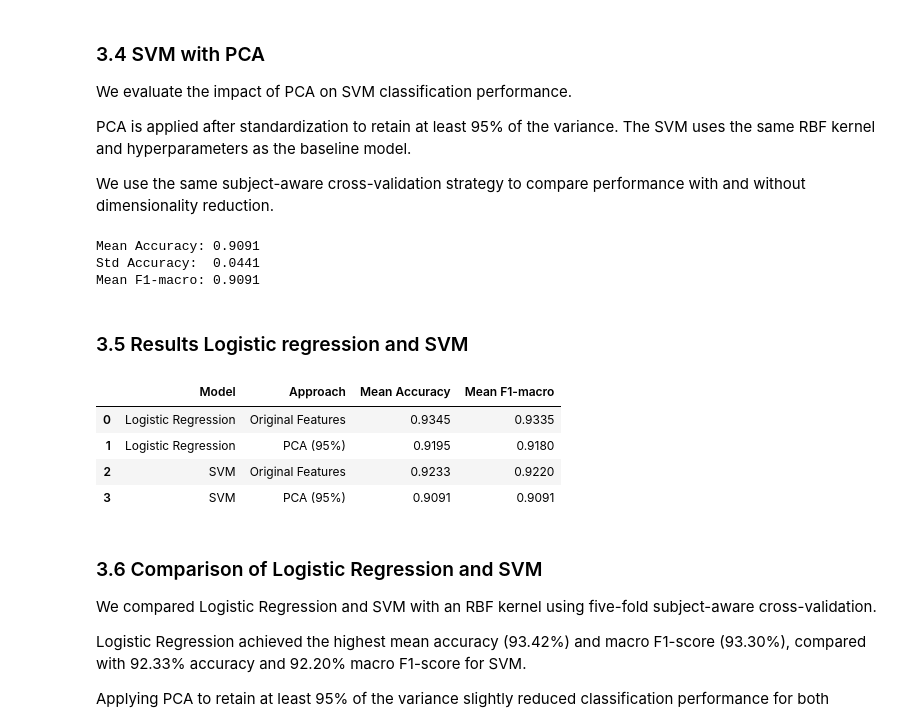
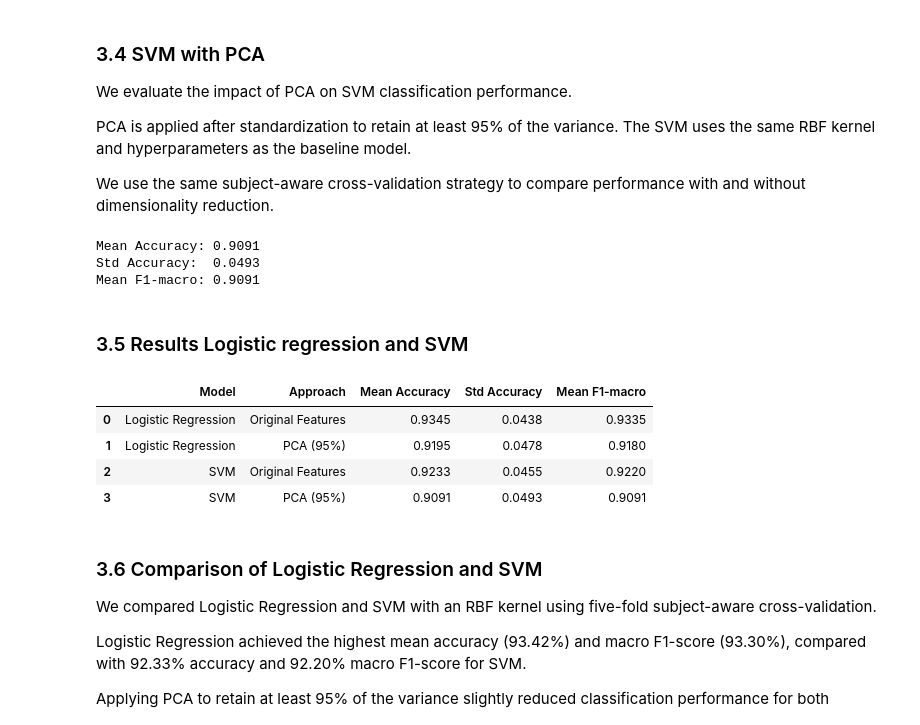
Before and after one commit to PrincesseVoiture/Hands-on-ML, a Jupyter notebook: HAR.ipynb, the cells around one changed output. Saved outputs shown, nothing was run; the diff lists cells and outputs as text; code cells hidden in the pictures.

```diff
--- a/HAR.ipynb
+++ b/HAR.ipynb
@@ -515,49 +517,55 @@ svm_pca_scores = cross_validate(
 
 # Display results
 print(f"Mean Accuracy: {svm_pca_scores['test_accuracy'].mean():.4f}")
-print(f"Std Accuracy:  {svm_pca_scores['test_accuracy'].std():.4f}")
+print(f"Std Accuracy:  {svm_pca_scores['test_accuracy'].std(ddof=1):.4f}")
 print(f"Mean F1-macro: {svm_pca_scores['test_f1_macro'].mean():.4f}")
 # %% [output]
 Mean Accuracy: 0.9091
-Std Accuracy:  0.0441
+Std Accuracy:  0.0493
 Mean F1-macro: 0.9091
 # %% [markdown]
 ### 3.5 Results Logistic regression and SVM
 # %%
 comparison = pd.DataFrame({
     "Model": [
         "Logistic Regression",
         "Logistic Regression",
         "SVM",
         "SVM"
     ],
     "Approach": [
         "Original Features",
         "PCA (95%)",
         "Original Features",
         "PCA (95%)"
     ],
     "Mean Accuracy": [
         lr_scores["test_accuracy"].mean(),
         lr_pca_scores["test_accuracy"].mean(),
         svm_scores["test_accuracy"].mean(),
         svm_pca_scores["test_accuracy"].mean()
     ],
+    "Std Accuracy": [
+        lr_scores["test_accuracy"].std(ddof=1),
+        lr_pca_scores["test_accuracy"].std(ddof=1),
+        svm_scores["test_accuracy"].std(ddof=1),
+        svm_pca_scores["test_accuracy"].std(ddof=1)
+    ],
     "Mean F1-macro": [
         lr_scores["test_f1_macro"].mean(),
         lr_pca_scores["test_f1_macro"].mean(),
         svm_scores["test_f1_macro"].mean(),
         svm_pca_scores["test_f1_macro"].mean()
     ]
 })
 
 display(comparison.round(4))
 # %% [output]
-|  | Model | Approach | Mean Accuracy | Mean F1-macro |
-| 0 | Logistic Regression | Original Features | 0.9345 | 0.9335 |
-| 1 | Logistic Regression | PCA (95%) | 0.9195 | 0.9180 |
-| 2 | SVM | Original Features | 0.9233 | 0.9220 |
-| 3 | SVM | PCA (95%) | 0.9091 | 0.9091 |
+|  | Model | Approach | Mean Accuracy | Std Accuracy | Mean F1-macro |
+| 0 | Logistic Regression | Original Features | 0.9345 | 0.0438 | 0.9335 |
+| 1 | Logistic Regression | PCA (95%) | 0.9195 | 0.0478 | 0.9180 |
+| 2 | SVM | Original Features | 0.9233 | 0.0455 | 0.9220 |
+| 3 | SVM | PCA (95%) | 0.9091 | 0.0493 | 0.9091 |
 # %% [markdown]
 ### 3.6 Comparison of Logistic Regression and SVM
 
```
Also changed, not shown: parts of 12 cells of this notebook, 1 other file.
